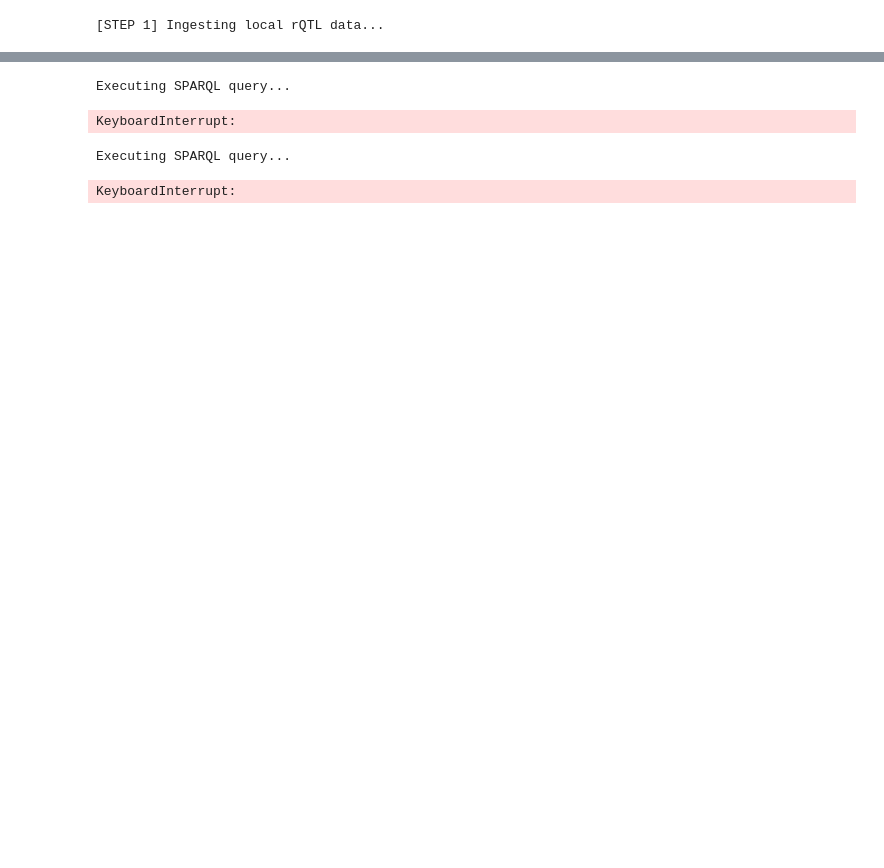
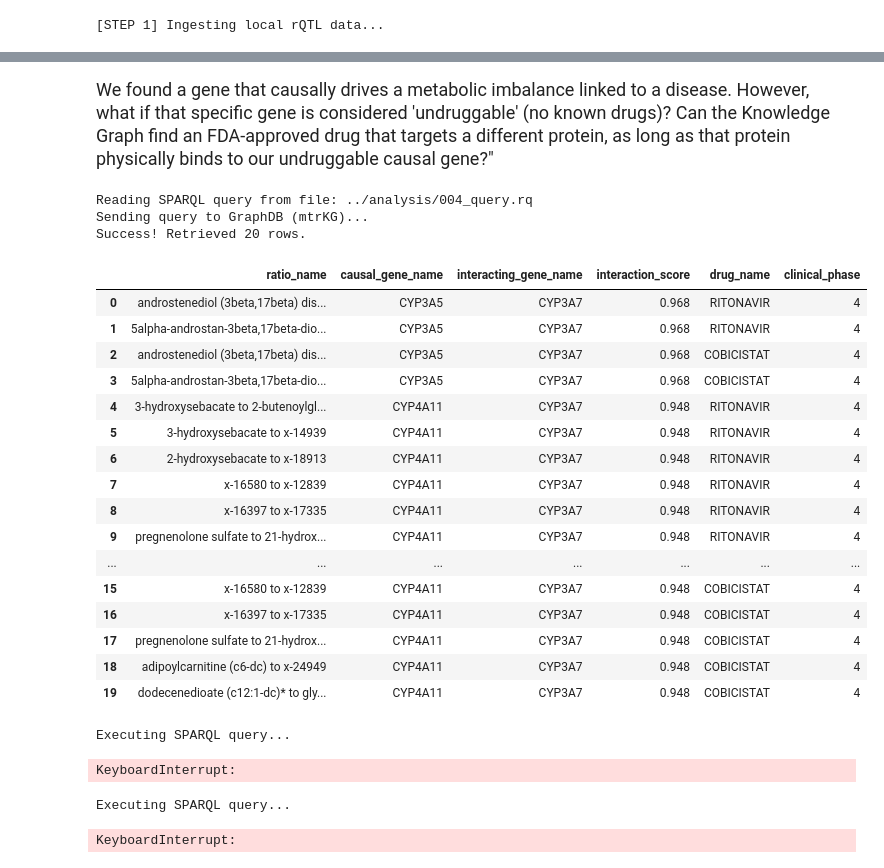
Before and after one commit to sadegh-rizi/mtrKG, a Jupyter notebook: src/notebook.ipynb, the cells around one changed output, grey strips where cells are left out. Saved outputs shown, nothing was run; the diff lists cells and outputs as text; code cells hidden in the pictures; blank space fills up the shorter version.

```diff
--- a/src/notebook.ipynb
+++ b/src/notebook.ipynb
@@ -208,3 +262,32 @@ Success! Retrieved 0 rows.
+# %% [markdown]
+<font size="4"> We found a gene that causally drives a metabolic imbalance linked to a disease. However, what if that specific gene is considered 'undruggable' (no known drugs)? Can the Knowledge Graph find an FDA-approved drug that targets a different protein, as long as that protein physically binds to our undruggable causal gene?"
+</font>
+# %%
+df_results = query_graphdb("../analysis/004_query.rq", repo_name="mtrKG")
+
+# Display the results
+display(df_results)
+# %% [output]
+Reading SPARQL query from file: ../analysis/004_query.rq
+Sending query to GraphDB (mtrKG)...
+Success! Retrieved 20 rows.
+|  | ratio_name | causal_gene_name | interacting_gene_name | interaction_score | drug_name | clinical_phase |
+| 0 | androstenediol (3beta,17beta) dis... | CYP3A5 | CYP3A7 | 0.968 | RITONAVIR | 4 |
+| 1 | 5alpha-androstan-3beta,17beta-dio... | CYP3A5 | CYP3A7 | 0.968 | RITONAVIR | 4 |
+| 2 | androstenediol (3beta,17beta) dis... | CYP3A5 | CYP3A7 | 0.968 | COBICISTAT | 4 |
+| 3 | 5alpha-androstan-3beta,17beta-dio... | CYP3A5 | CYP3A7 | 0.968 | COBICISTAT | 4 |
+| 4 | 3-hydroxysebacate to 2-butenoylgl... | CYP4A11 | CYP3A7 | 0.948 | RITONAVIR | 4 |
+| 5 | 3-hydroxysebacate to x-14939 | CYP4A11 | CYP3A7 | 0.948 | RITONAVIR | 4 |
+| 6 | 2-hydroxysebacate to x-18913 | CYP4A11 | CYP3A7 | 0.948 | RITONAVIR | 4 |
+| 7 | x-16580 to x-12839 | CYP4A11 | CYP3A7 | 0.948 | RITONAVIR | 4 |
+| 8 | x-16397 to x-17335 | CYP4A11 | CYP3A7 | 0.948 | RITONAVIR | 4 |
+| 9 | pregnenolone sulfate to 21-hydrox... | CYP4A11 | CYP3A7 | 0.948 | RITONAVIR | 4 |
+| ... | ... | ... | ... | ... | ... | ... |
+| 15 | x-16580 to x-12839 | CYP4A11 | CYP3A7 | 0.948 | COBICISTAT | 4 |
+| 16 | x-16397 to x-17335 | CYP4A11 | CYP3A7 | 0.948 | COBICISTAT | 4 |
+| 17 | pregnenolone sulfate to 21-hydrox... | CYP4A11 | CYP3A7 | 0.948 | COBICISTAT | 4 |
+| 18 | adipoylcarnitine (c6-dc) to x-24949 | CYP4A11 | CYP3A7 | 0.948 | COBICISTAT | 4 |
+| 19 | dodecenedioate (c12:1-dc)* to gly... | CYP4A11 | CYP3A7 | 0.948 | COBICISTAT | 4 |
 # %%
 execute_sparql(g,optimized_gwas_query)
 # %% [output]
```
Also changed, not shown: parts of 16 cells of this notebook, 1 other file.
